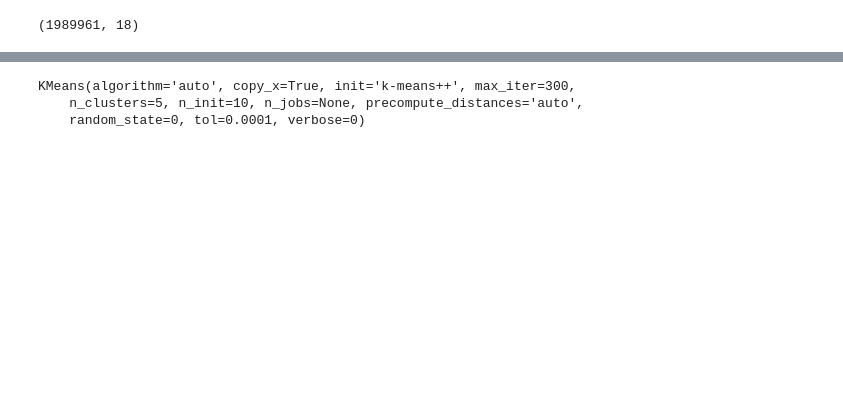
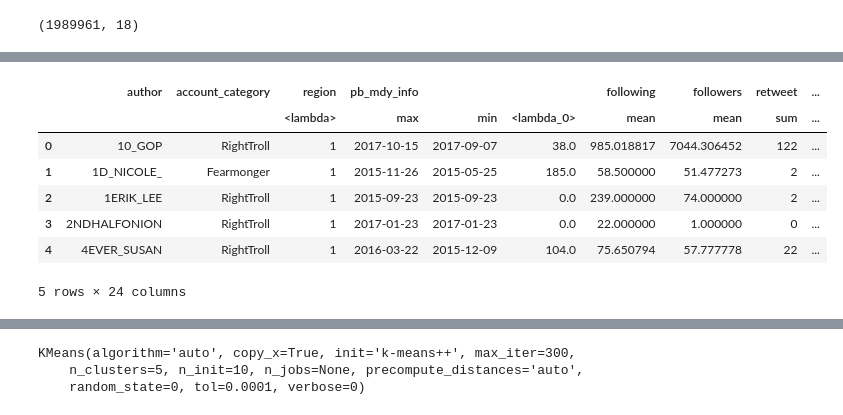
Before and after one commit to Maxtk7xox/Social_Media-_Trolls, a Jupyter notebook: Practicum_Chenyu.ipynb, the cells around one changed output, grey strips where cells are left out. Saved outputs shown, nothing was run; the diff lists cells and outputs as text; code cells hidden in the pictures; blank space fills up the shorter version.

```diff
--- a/Practicum_Chenyu.ipynb
+++ b/Practicum_Chenyu.ipynb
@@ -269,0 +396,9 @@ grouped_df.columns = column_names
+# %%
+topics_docs = []
+for idx,topic in enumerate(topics):
+    topics_doc = [i[1] for i in topic]
+    topics_docs.append(topics_doc.index(max(topics_doc)))
+# %%
+topic_arrays = np.array(topics_docs)
+# %%
+df_copy['topic'] = topic_arrays
@@ -269,0 +430,11 @@ grouped_df.columns = column_names
+# %%
+grouped_df.head()
+# %% [output]
+|  | author | account_category | region | pb_mdy_info |  |  | following | followers | retweet | ... |
+|  |  |  | <lambda> | max | min | <lambda_0> | mean | mean | sum | ... |
+| 0 | 10_GOP | RightTroll | 1 | 2017-10-15 | 2017-09-07 | 38.0 | 985.018817 | 7044.306452 | 122 | ... |
+| 1 | 1D_NICOLE_ | Fearmonger | 1 | 2015-11-26 | 2015-05-25 | 185.0 | 58.500000 | 51.477273 | 2 | ... |
+| 2 | 1ERIK_LEE | RightTroll | 1 | 2015-09-23 | 2015-09-23 | 0.0 | 239.000000 | 74.000000 | 2 | ... |
+| 3 | 2NDHALFONION | RightTroll | 1 | 2017-01-23 | 2017-01-23 | 0.0 | 22.000000 | 1.000000 | 0 | ... |
+| 4 | 4EVER_SUSAN | RightTroll | 1 | 2016-03-22 | 2015-12-09 | 104.0 | 75.650794 | 57.777778 | 22 | ... |
+5 rows × 24 columns
```
Also changed, not shown: parts of 82 cells of this notebook.
